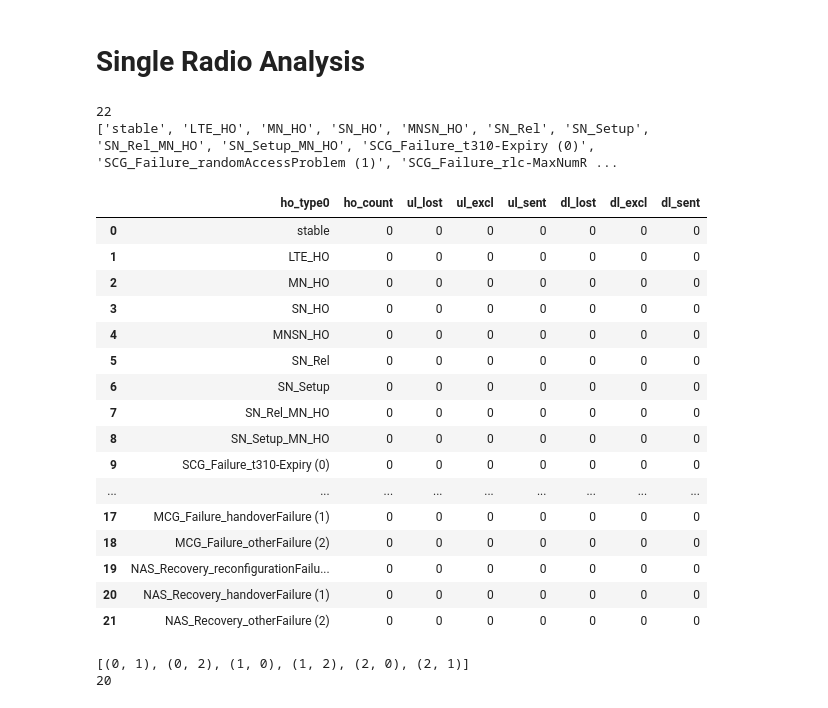
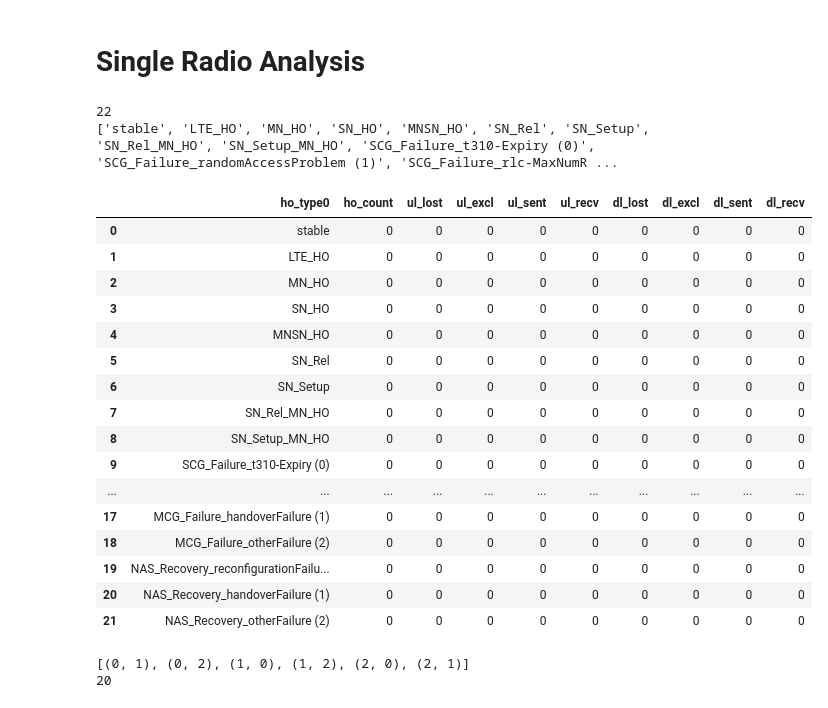
Before and after one commit to mollyy0514/wmnl-handoff-research, a Jupyter notebook: analysis-beta/2023-03-18/compr_analysis_handover.ipynb, the cells around one changed output. Drawn from its saved outputs; the diff is of its cells as text; code cells hidden in the pictures.

```diff
--- a/analysis-beta/2023-03-18/compr_analysis_handover.ipynb
+++ b/analysis-beta/2023-03-18/compr_analysis_handover.ipynb
@@ -283,40 +283,40 @@ latency jitter:             0.001796
 # %%
 sorter = ['stable',
           'LTE_HO','MN_HO','SN_HO','MNSN_HO','SN_Rel','SN_Setup','SN_Rel_MN_HO','SN_Setup_MN_HO',
           'SCG_Failure_t310-Expiry (0)','SCG_Failure_randomAccessProblem (1)','SCG_Failure_rlc-MaxNumRetx (2)','SCG_Failure_synchReconfigFailureSCG (3)',
           'SCG_Failure_scg-ReconfigFailure (4)','SCG_Failure_srb3-IntegrityFailure (5)','SCG_Failure_other-r16 (6)',
           'MCG_Failure_reconfigurationFailure (0)','MCG_Failure_handoverFailure (1)','MCG_Failure_otherFailure (2)',
           'NAS_Recovery_reconfigurationFailure (0)','NAS_Recovery_handoverFailure (1)','NAS_Recovery_otherFailure (2)']
 # mcg failure types: https://www.sharetechnote.com/html/Handbook_LTE_RRC_ConnectionReestablishment.html (0)(1)(2)
 # scg failure types: https://www.sharetechnote.com/html/5G/5G_Release17.html (1)(3)
 
 print(len(sorter))
 print(sorter)
 table = pd.DataFrame(columns=['ho_count',
-                              'ul_lost','ul_excl','ul_sent',
-                              'dl_lost','dl_excl','dl_sent'],
+                              'ul_lost','ul_excl','ul_sent','ul_recv',
+                              'dl_lost','dl_excl','dl_sent','dl_recv'],
                      index=sorter).fillna(0).reset_index().rename(columns={'index':'ho_type0'})
 display(table)
 # %% [output]
 22
 ['stable', 'LTE_HO', 'MN_HO', 'SN_HO', 'MNSN_HO', 'SN_Rel', 'SN_Setup', 'SN_Rel_MN_HO', 'SN_Setup_MN_HO', 'SCG_Failure_t310-Expiry (0)', 'SCG_Failure_randomAccessProblem (1)', 'SCG_Failure_rlc-MaxNumR ...
-|  | ho_type0 | ho_count | ul_lost | ul_excl | ul_sent | dl_lost | dl_excl | dl_sent |
-| 0 | stable | 0 | 0 | 0 | 0 | 0 | 0 | 0 |
-| 1 | LTE_HO | 0 | 0 | 0 | 0 | 0 | 0 | 0 |
-| 2 | MN_HO | 0 | 0 | 0 | 0 | 0 | 0 | 0 |
-| 3 | SN_HO | 0 | 0 | 0 | 0 | 0 | 0 | 0 |
-| 4 | MNSN_HO | 0 | 0 | 0 | 0 | 0 | 0 | 0 |
-| 5 | SN_Rel | 0 | 0 | 0 | 0 | 0 | 0 | 0 |
-| 6 | SN_Setup | 0 | 0 | 0 | 0 | 0 | 0 | 0 |
-| 7 | SN_Rel_MN_HO | 0 | 0 | 0 | 0 | 0 | 0 | 0 |
-| 8 | SN_Setup_MN_HO | 0 | 0 | 0 | 0 | 0 | 0 | 0 |
-| 9 | SCG_Failure_t310-Expiry (0) | 0 | 0 | 0 | 0 | 0 | 0 | 0 |
-| ... | ... | ... | ... | ... | ... | ... | ... | ... |
-| 17 | MCG_Failure_handoverFailure (1) | 0 | 0 | 0 | 0 | 0 | 0 | 0 |
-| 18 | MCG_Failure_otherFailure (2) | 0 | 0 | 0 | 0 | 0 | 0 | 0 |
-| 19 | NAS_Recovery_reconfigurationFailu... | 0 | 0 | 0 | 0 | 0 | 0 | 0 |
-| 20 | NAS_Recovery_handoverFailure (1) | 0 | 0 | 0 | 0 | 0 | 0 | 0 |
-| 21 | NAS_Recovery_otherFailure (2) | 0 | 0 | 0 | 0 | 0 | 0 | 0 |
+|  | ho_type0 | ho_count | ul_lost | ul_excl | ul_sent | ul_recv | dl_lost | dl_excl | dl_sent | dl_recv |
+| 0 | stable | 0 | 0 | 0 | 0 | 0 | 0 | 0 | 0 | 0 |
+| 1 | LTE_HO | 0 | 0 | 0 | 0 | 0 | 0 | 0 | 0 | 0 |
+| 2 | MN_HO | 0 | 0 | 0 | 0 | 0 | 0 | 0 | 0 | 0 |
+| 3 | SN_HO | 0 | 0 | 0 | 0 | 0 | 0 | 0 | 0 | 0 |
+| 4 | MNSN_HO | 0 | 0 | 0 | 0 | 0 | 0 | 0 | 0 | 0 |
+| 5 | SN_Rel | 0 | 0 | 0 | 0 | 0 | 0 | 0 | 0 | 0 |
+| 6 | SN_Setup | 0 | 0 | 0 | 0 | 0 | 0 | 0 | 0 | 0 |
+| 7 | SN_Rel_MN_HO | 0 | 0 | 0 | 0 | 0 | 0 | 0 | 0 | 0 |
+| 8 | SN_Setup_MN_HO | 0 | 0 | 0 | 0 | 0 | 0 | 0 | 0 | 0 |
+| 9 | SCG_Failure_t310-Expiry (0) | 0 | 0 | 0 | 0 | 0 | 0 | 0 | 0 | 0 |
+| ... | ... | ... | ... | ... | ... | ... | ... | ... | ... | ... |
+| 17 | MCG_Failure_handoverFailure (1) | 0 | 0 | 0 | 0 | 0 | 0 | 0 | 0 | 0 |
+| 18 | MCG_Failure_otherFailure (2) | 0 | 0 | 0 | 0 | 0 | 0 | 0 | 0 | 0 |
+| 19 | NAS_Recovery_reconfigurationFailu... | 0 | 0 | 0 | 0 | 0 | 0 | 0 | 0 | 0 |
+| 20 | NAS_Recovery_handoverFailure (1) | 0 | 0 | 0 | 0 | 0 | 0 | 0 | 0 | 0 |
+| 21 | NAS_Recovery_otherFailure (2) | 0 | 0 | 0 | 0 | 0 | 0 | 0 | 0 | 0 |
 # %%
 def single_radio_stats(df_main):
     ### Uplink
```
Also changed, not shown: parts of 34 cells of this notebook, 7 other files.
